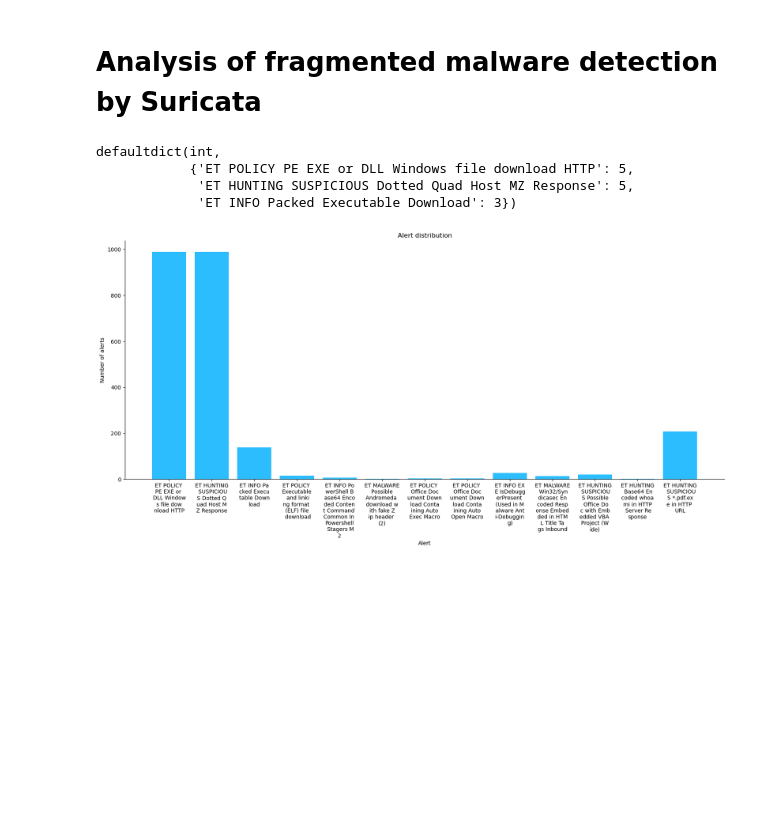
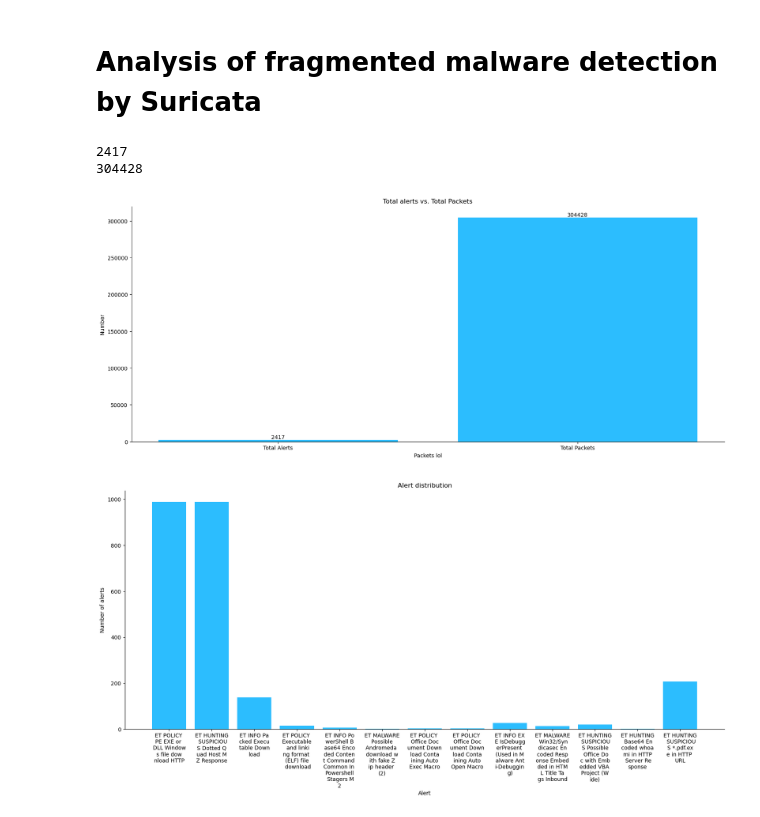
Before and after one commit to PaMemmes/Adding-Interpretability-to-an-Anomaly-Based-Method, a Jupyter notebook: suricata_analysis/analysis.ipynb, the cells around one changed output. Saved outputs shown, nothing was run; the diff lists cells and outputs as text; code cells hidden in the pictures; blank space fills up the shorter version.

Commit message:
Add packets vs alerts

```diff
--- a/suricata_analysis/analysis.ipynb
+++ b/suricata_analysis/analysis.ipynb
@@ -97,25 +98,50 @@ def plot_severity_distribution(dist):
     ax.set_xlabel('Severity Level (1: Highest, 4: Lowest)')
     ax.set_ylabel('Number of alerts')
     ax.bar(severity_range, total_sigs.values())
+# %%
+def plot_packet_alerts(packets, total_signatures):
+    total_sigs = 0
+    for elem in total_signatures:
+        for value in elem.values():
+            total_sigs += value
+
+    total_packets = 0
+    for elem in packets:
+        total_packets += elem
+    print(total_sigs)
+    print(total_packets)
+    fig, ax = plt.subplots()
+    fig.set_size_inches(20,8)
+    ax.spines['top'].set_visible(False)
+    ax.spines['right'].set_visible(False)
+    ax.set_title('Total alerts vs. Total Packets')
+    ax.set_xlabel('Packets lol')
+    ax.set_ylabel('Number')
+    ax.set_xticks(range(2),['Total Alerts', 'Total Packets'])
+    bar = ax.bar(np.arange(2), [total_sigs, total_packets])
+    ax.bar_label(bar)
 # %%
 directory = os.fsencode('suricata_logs')
 
 total_packets = []
 total_signatures = []
 total_severity = []
+
+severity_dict = defaultdict(int)
 for filepath in sorted(glob.glob('***/**/*.json')):
     json_data = get_json_data(filepath)
     alerts, packets = get_alerts_and_packets(json_data)
     nmbr_signatures, severity = get_signatures(alerts)
 
+    for key, value in severity.items():
+        severity_dict[key] = value
     total_packets.append(packets)
     total_signatures.append(nmbr_signatures)
     total_severity.append(severity)
-# %%
-total_signatures[7]
-# %% [output]
-defaultdict(int,
-            {'ET POLICY PE EXE or DLL Windows file download HTTP': 5,
-             'ET HUNTING SUSPICIOUS Dotted Quad Host MZ Response': 5,
-             'ET INFO Packed Executable Download': 3})
+# %%
+plot_packet_alerts(total_packets, total_signatures)
+# %% [output]
+2417
+304428
+[figure, added]
 # %%
```
Also changed, not shown: parts of 5 cells of this notebook.
